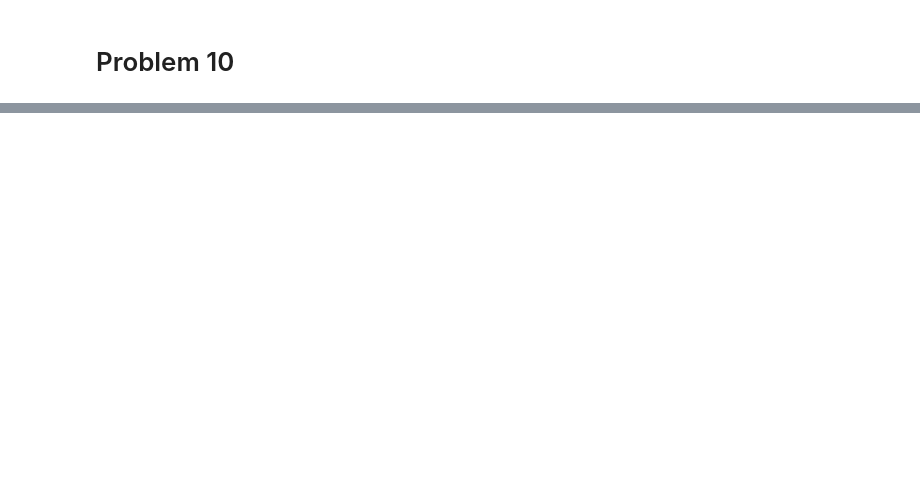
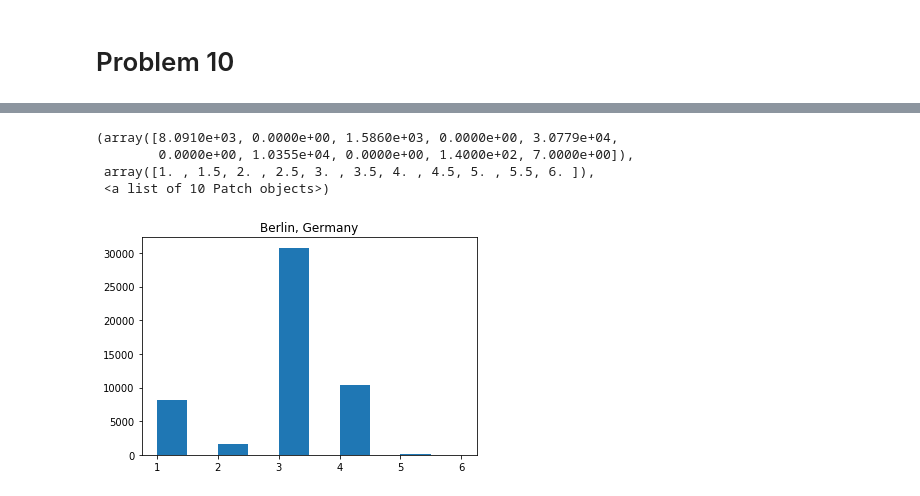
Before and after one commit to matheushjs/sandbox, a Jupyter notebook: complex_nets/lista1.ipynb, the cells around one changed output, grey strips where cells are left out. Drawn from its saved outputs; the diff is of its cells as text; code cells hidden in the pictures; blank space fills up the shorter version.

Commit message:
Theoretically finish list 1

```diff
--- a/complex_nets/lista1.ipynb
+++ b/complex_nets/lista1.ipynb
@@ -794,0 +861,10 @@ allG = [G1, G2, G3]
+# %%
+degrees = list(dict(G3U.degree()).values())
+plt.title("Berlin, Germany")
+plt.hist(degrees)
+# %% [output]
+(array([8.0910e+03, 0.0000e+00, 1.5860e+03, 0.0000e+00, 3.0779e+04,
+        0.0000e+00, 1.0355e+04, 0.0000e+00, 1.4000e+02, 7.0000e+00]),
+ array([1. , 1.5, 2. , 2.5, 3. , 3.5, 4. , 4.5, 5. , 5.5, 6. ]),
+ <a list of 10 Patch objects>)
+[figure, added]
```
Also changed, not shown: parts of 16 cells of this notebook.
